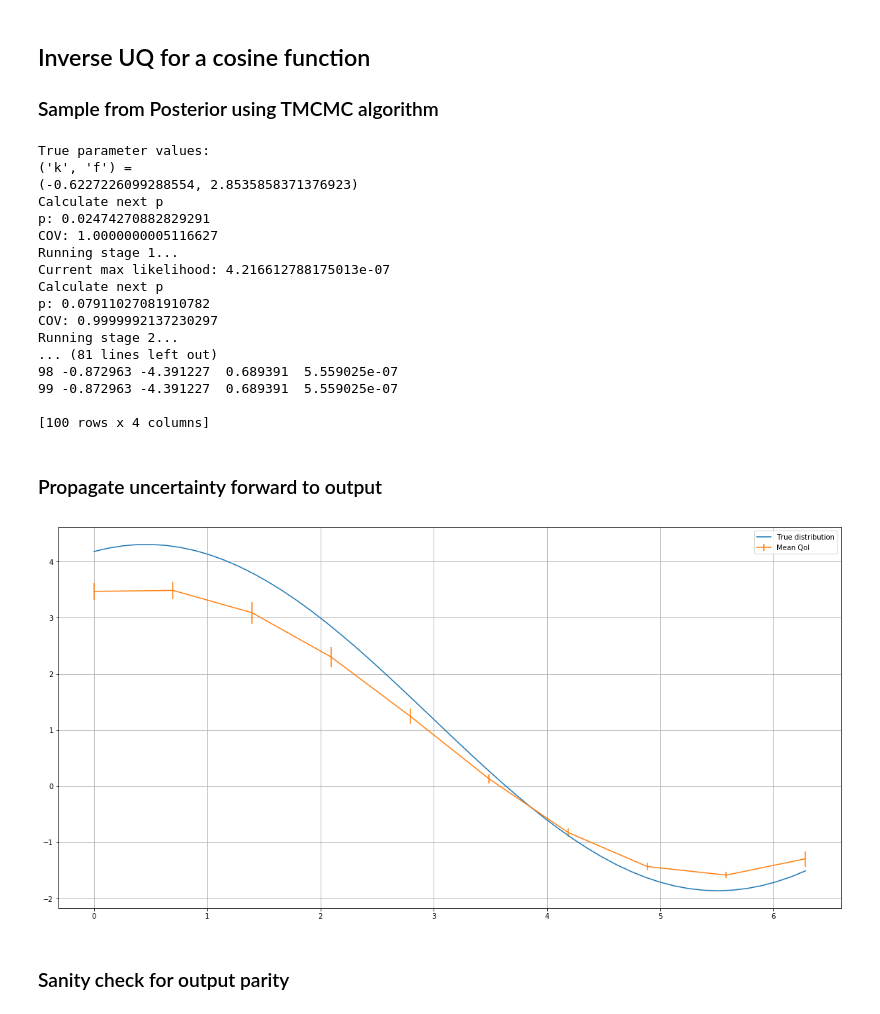
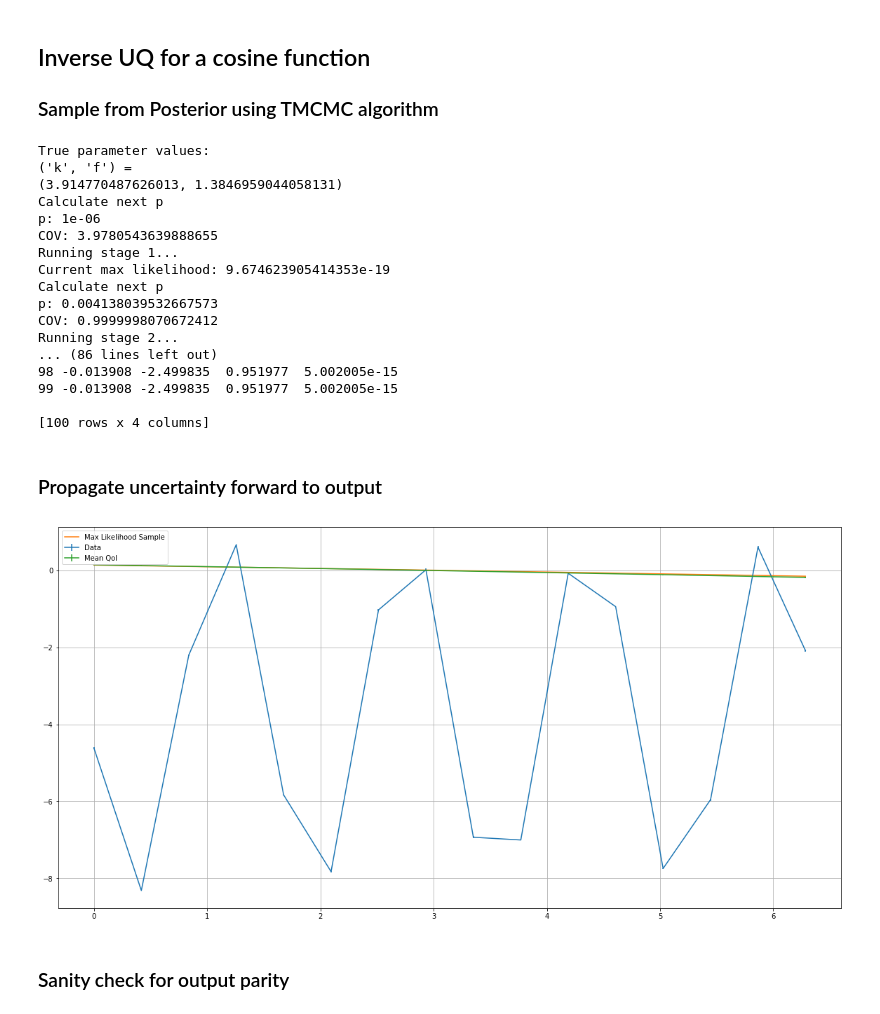
Before and after one commit to devrieskevin/IUQ-Project, a Jupyter notebook: UQ_test_cases.ipynb, the cells around one changed output. Cells and saved outputs as stored; diff of their text form; code cells hidden in the pictures.

Commit message:
Modified TMCMC code to improve stability and convergence behaviour

```diff
--- a/UQ_test_cases.ipynb
+++ b/UQ_test_cases.ipynb
@@ -22,21 +22,21 @@ np.random.seed(1234)
 modelpath = "/home/kevin/master_project/IUQ-Project/test_cases/cosine.py"
 
 # Generate data with Gaussian noise
-x, y, y_err, true_params = cosine.generate(10,scale=0.1)
+x, y, y_err, true_params = cosine.generate(16,scale=0.01)
 a, c, k, f = true_params
 
 # Parameter names
-model_params = ["a","c","k","f"]
+model_params = ["k","f"]
 error_params = ["s"]
-design_vars = ["x"]
+design_vars = ["x","a","c"]
 
 print("True parameter values:")
 print(tuple(model_params), "=")
-print((a,c,k,f))
+print((k,f))
 
 # Design variable values
-#design_vals = np.row_stack(np.broadcast(x,a,c))
-design_vals = x
+design_vals = np.row_stack(np.broadcast(x,a,c))
+#design_vals = x
 
 # Error parameter per design point
 model_errors = ["s" for n in range(x.shape[0])]
@@ -70,7 +70,7 @@ problem = {"setup":cosine.setup,
 os.makedirs("TMCMC_output")
 os.chdir("TMCMC_output")
 
-df,qoi = TMCMC.sample(problem,1000,nprocs=8)
+df,qoi = TMCMC.sample(problem,100,nprocs=8)
 
 os.chdir("..")
 
@@ -81,19 +81,19 @@ print(df)
 # %% [output]
 True parameter values:
 ('k', 'f') =
-(-0.6227226099288554, 2.8535858371376923)
+(3.914770487626013, 1.3846959044058131)
 Calculate next p
-p: 0.02474270882829291
-COV: 1.0000000005116627
+p: 1e-06
+COV: 3.9780543639888655
 Running stage 1...
-Current max likelihood: 4.216612788175013e-07
+Current max likelihood: 9.674623905414353e-19
 Calculate next p
-p: 0.07911027081910782
-COV: 0.9999992137230297
+p: 0.004138039532667573
+COV: 0.9999998070672412
 Running stage 2...
-... (81 lines left out)
-98 -0.872963 -4.391227  0.689391  5.559025e-07
-99 -0.872963 -4.391227  0.689391  5.559025e-07
+... (86 lines left out)
+98 -0.013908 -2.499835  0.951977  5.002005e-15
+99 -0.013908 -2.499835  0.951977  5.002005e-15
 
 [100 rows x 4 columns]
 # %% [markdown]
@@ -101,34 +101,36 @@ Running stage 2...
 # %%
 a,c,k,f = true_params
 
 plt.figure(figsize=(20,10))
 plt.grid(True)
 
 # Data
-#plt.errorbar(x,y,yerr=y_err,label="Data")
+plt.errorbar(x,y,yerr=y_err,label="Data")
 
-# True data
-interval = np.linspace(0,2*np.pi)
-plt.plot(interval,cosine.evaluate(interval,a,c,k,f),label="True distribution")
+# True values
+interval = np.linspace(0,2*np.pi,100)
+#plt.plot(interval,cosine.evaluate(interval,a,c,k,f),label="True distribution")
 
 # Highest likelihood
 mle = np.argmax(df["likelihood"].values)
-k,f = df.values[mle,:2]
+plt.plot(x,qoi[mle],label="Max Likelihood Sample")
 
-#plt.plot(x,cosine.evaluate(x,a,c,k,f),label="Max Likelihood Sample")
+# All distributions
+#for n in range(qoi.shape[0]):
+#    plt.plot(x,qoi[n])
 
 # Mean QoI output
 mean = np.mean(qoi,axis=0)
 var = np.sum((qoi - mean[None,:])**2,axis=0) / (qoi.shape[0] - 1)
 conf = 1.96 * np.sqrt(var / qoi.shape[0])
 
 plt.errorbar(x,mean,yerr=conf,label="Mean QoI")
 
 plt.legend()
 
 plt.show()
 # %% [output]
-[figure, old version]
+[figure, new version]
 # %% [markdown]
 ### Sanity check for output parity
 # %%
```
Also changed, not shown: parts of 1 cell of this notebook, 1 other file.
